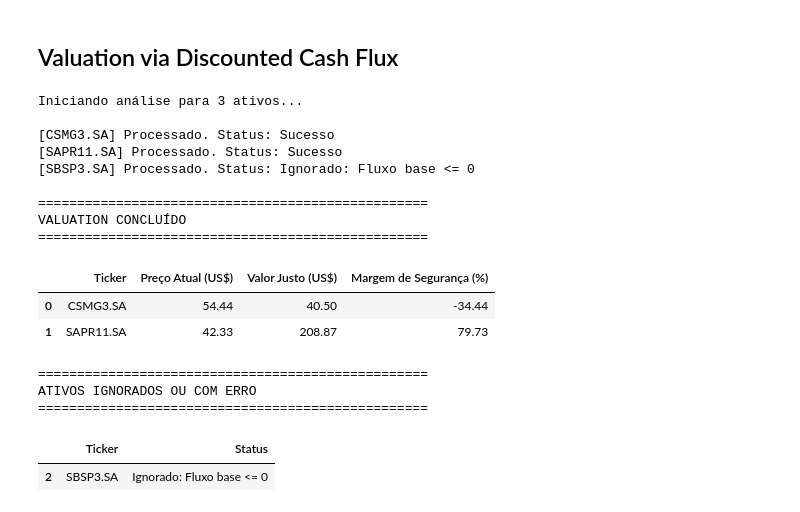
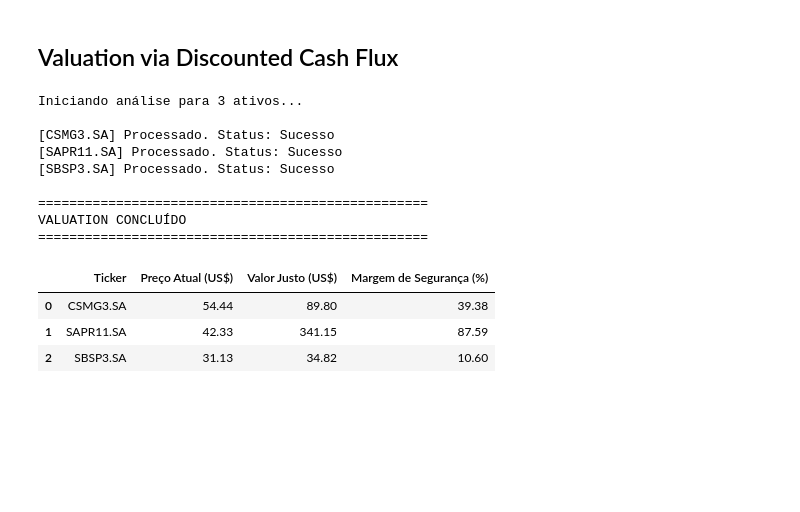
Before and after one commit to Cairo-Henrique/Network-Value-Investing, a Jupyter notebook: Value_Investing_with_Financial_indicators_Tool.ipynb, the cells around one changed output. Cells and saved outputs as stored; diff of their text form; code cells hidden in the pictures; blank space fills up the shorter version.

```diff
--- a/Value_Investing_with_Financial_indicators_Tool.ipynb
+++ b/Value_Investing_with_Financial_indicators_Tool.ipynb
@@ -386,7 +568,9 @@ def calcular_valuation_ativo(ticker, metodo_fluxo="FCF", taxa_desconto=0.10,
             if "Free Cash Flow" in cf.index:
                 fluxo_base = cf.loc["Free Cash Flow"].iloc[0]
             elif "Operating Cash Flow" in cf.index and "Capital Expenditure" in cf.index:
-                fluxo_base = cf.loc["Operating Cash Flow"].iloc[0] + cf.loc["Capital Expenditure"].iloc[0]
+                capex = cf.loc["Capital Expenditure"].iloc[0]
+                # Garante que o CapEx seja deduzido, independentemente do sinal que a API mandar
+                fluxo_base = cf.loc["Operating Cash Flow"].iloc[0] - abs(capex)
             else:
                 return {"Ticker": ticker, "Status": "Erro: Dados para FCF indisponíveis"}
         elif metodo_fluxo == "OCF":
@@ -478,47 +667,38 @@ def gerar_relatorio_valuation(lista_tickers, **kwargs):
 # %%
-# =========================================================
-# Seleção dos Ativos
-# =========================================================
-# tickers =
-
 # Definindo as premissas do usuário
 minhas_premissas = {
-    "metodo_fluxo": "FCF",
+    "metodo_fluxo": "OCF",
     "taxa_desconto": 0.12,         # Exigindo 12% de retorno (maior rigor)
     "crescimento_projetado": 0.09, # Assumindo 9% de crescimento nos primeiros anos
     "crescimento_perpetuo": 0.03,  # 3% na perpetuidade
     "anos_projecao": 5
 }
+
+# Executa a função
+df_valuation, df_falhas = gerar_relatorio_valuation(tickers, **minhas_premissas)
+
+# Exibe os resultados
+print("\n" + "="*50)
+print("VALUATION CONCLUÍDO")
+print("="*50)
+display(df_valuation) # No Colab, 'display' renderiza uma tabela bonita
+
+if not df_falhas.empty:
+    print("\n" + "="*50)
+    print("ATIVOS IGNORADOS OU COM ERRO")
+    print("="*50)
+    display(df_falhas)
+# %% [output]
+Iniciando análise para 3 ativos...
+
+[CSMG3.SA] Processado. Status: Sucesso
+[SAPR11.SA] Processado. Status: Sucesso
+[SBSP3.SA] Processado. Status: Sucesso
+
+==================================================
+VALUATION CONCLUÍDO
+==================================================
+|  | Ticker | Preço Atual (US$) | Valor Justo (US$) | Margem de Segurança (%) |
+| 0 | CSMG3.SA | 54.44 | 89.80 | 39.38 |
+| 1 | SAPR11.SA | 42.33 | 341.15 | 87.59 |
+| 2 | SBSP3.SA | 31.13 | 34.82 | 10.60 |
-# %%
-# Executa a função
-df_valuation, df_falhas = gerar_relatorio_valuation(tickers, **minhas_premissas)
-
-# Exibe os resultados
-print("\n" + "="*50)
-print("VALUATION CONCLUÍDO")
-print("="*50)
-display(df_valuation) # No Colab, 'display' renderiza uma tabela bonita
-
-if not df_falhas.empty:
-    print("\n" + "="*50)
-    print("ATIVOS IGNORADOS OU COM ERRO")
-    print("="*50)
-    display(df_falhas)
-# %% [output]
-Iniciando análise para 3 ativos...
-
-[CSMG3.SA] Processado. Status: Sucesso
-[SAPR11.SA] Processado. Status: Sucesso
-[SBSP3.SA] Processado. Status: Ignorado: Fluxo base <= 0
-
-==================================================
-VALUATION CONCLUÍDO
-==================================================
-|  | Ticker | Preço Atual (US$) | Valor Justo (US$) | Margem de Segurança (%) |
-| 0 | CSMG3.SA | 54.44 | 40.50 | -34.44 |
-| 1 | SAPR11.SA | 42.33 | 208.87 | 79.73 |
-==================================================
-ATIVOS IGNORADOS OU COM ERRO
-==================================================
-|  | Ticker | Status |
-| 2 | SBSP3.SA | Ignorado: Fluxo base <= 0 |
```
Also changed, not shown: parts of 4 cells of this notebook.
